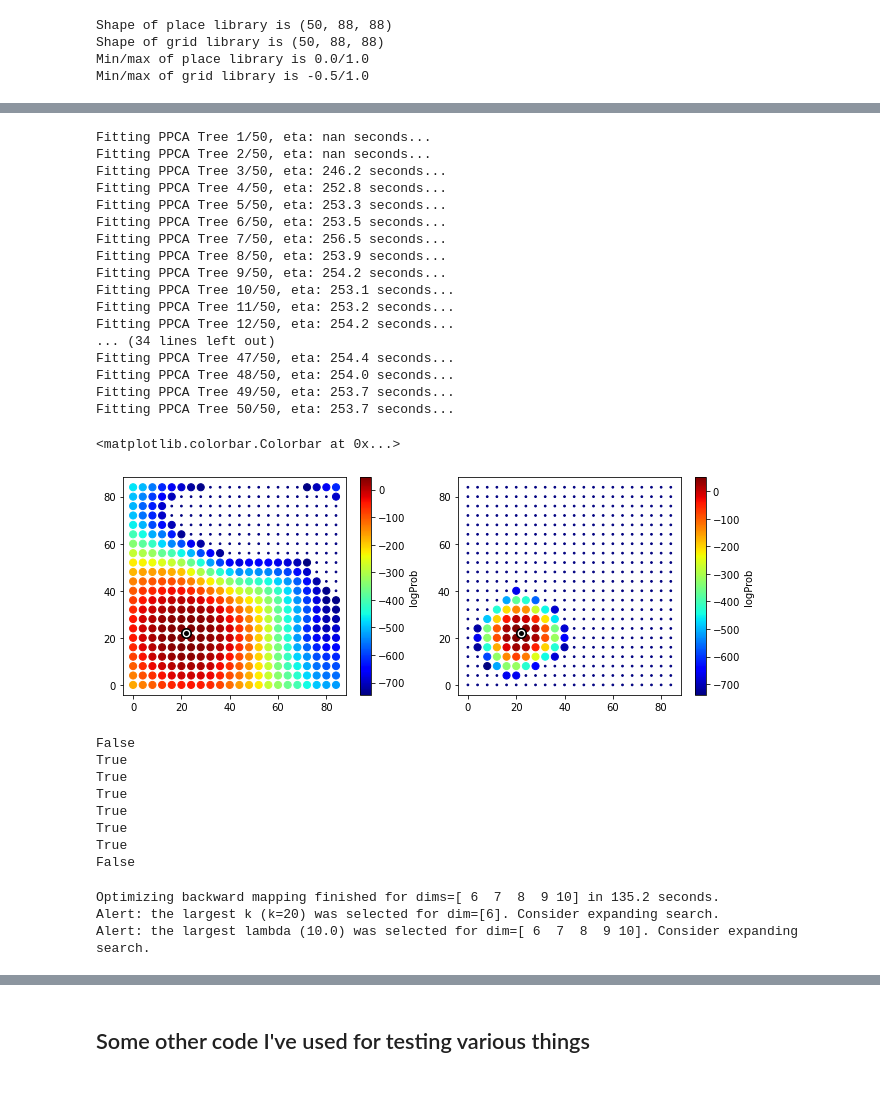
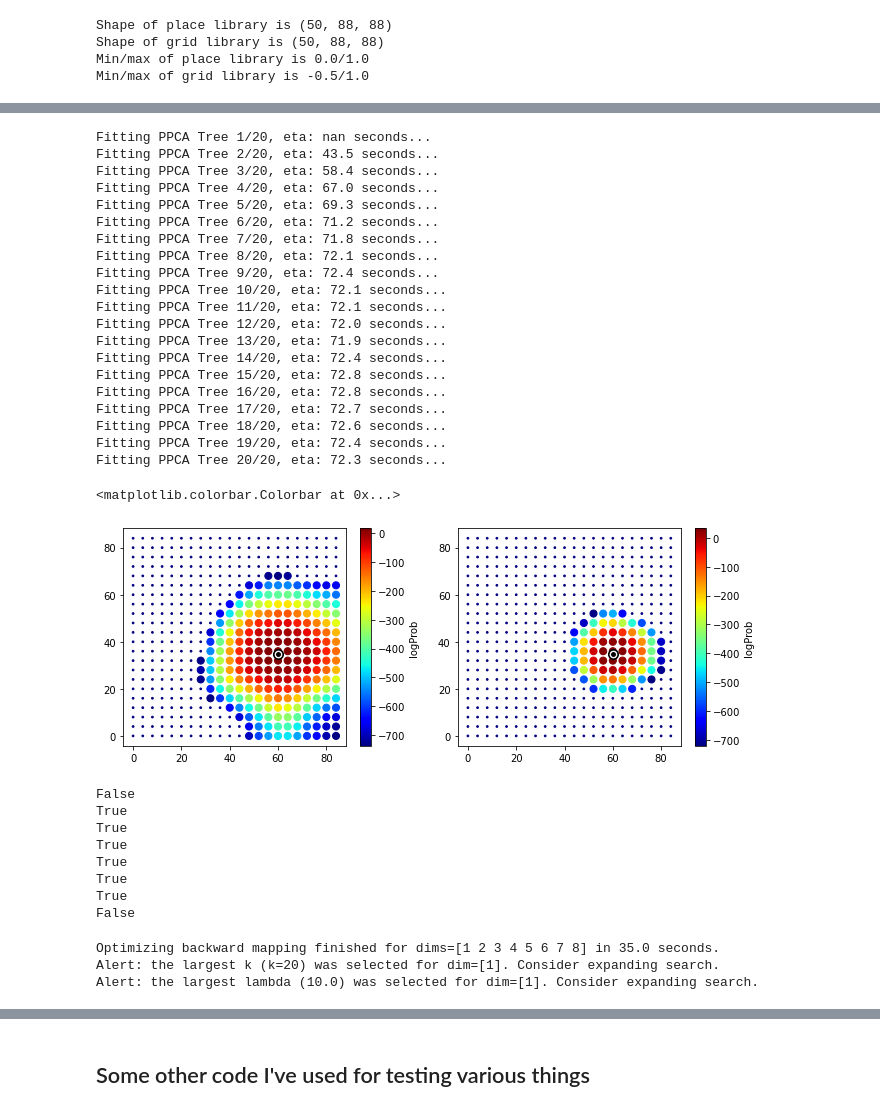
Before and after one commit to landoskape/mindAlgorithm, a Jupyter notebook: mindSimulations.ipynb, the cells around one changed output, grey strips where cells are left out. Saved outputs shown, nothing was run; the diff lists cells and outputs as text; code cells hidden in the pictures.

```diff
--- a/mindSimulations.ipynb
+++ b/mindSimulations.ipynb
@@ -84,8 +84,8 @@ for n in range(numExamplesEach):
 # %%
 # Generate a trajectory in the environment
 Env = simData.Environment({"scale":boxLength/100}) # (RatInABox uses meters)
-Ag = simData.Agent(Env,{"dt":0.1,"speed_mean":0.12})
-for i in range(50000): # Use standard number of datapoints, independent of time step
+Ag = simData.Agent(Env,{"dt":0.1,"speed_mean":0.08})
+for i in range(80000): # Use standard number of datapoints, independent of time step
     Ag.update();
 
 # Get trajectory variables
@@ -99,9 +103,11 @@ gridActivitySignal = gridLibrary[:,posidx[:,0],posidx[:,1]].T
 hippoActivitySignal = np.concatenate((placeActivitySignal,gridActivitySignal),axis=1)
 
 # Add Noise
-gNoiseAmp = 1/10
-placeActivity = placeActivitySignal + np.random.normal(0,gNoiseAmp,placeActivitySignal.shape)
-hippoActivity = hippoActivitySignal + np.random.normal(0,gNoiseAmp,hippoActivitySignal.shape)
+gNoiseAmp = 1/5
+gNoisePlace = gNoiseAmp * np.std(placeActivitySignal,axis=0)
+gNoiseHippo = gNoiseAmp * np.std(hippoActivitySignal,axis=0)
+placeActivity = placeActivitySignal + np.random.normal(0,gNoisePlace,placeActivitySignal.shape)
+hippoActivity = hippoActivitySignal + np.random.normal(0,gNoiseHippo,hippoActivitySignal.shape)
 # %%
 # Plot Trajectory and plot examples of place cell and grid cell activity overlaid on trajectory
 numExamplesEach = 2
@@ -120,6 +126,6 @@ for n in range(numExamplesEach):
 # %%
-opts = {'numScafPoints':800,'nLeaf':40}
-numTrees = 50
+opts = {'numScafPoints':800,'nLeaf':100}
+numTrees = 20
 
 placeMind = mind.mindModel(opts)
 placeMind.addData(placeActivity)
@@ -147,6 +156,6 @@ Fitting PPCA Tree 50/50, eta: 221.6 seconds...
 # %%
-opts = {'numScafPoints':800,'nLeaf':40}
-numTrees = 50
+opts = {'numScafPoints':800,'nLeaf':100}
+numTrees = 20
 
 hippoMind = mind.mindModel(opts)
 hippoMind.addData(hippoActivity)
@@ -154,23 +163,26 @@ hippoMind.constructForest(numTrees,simpleUpdates=True)
 hippoMind.summarizeForest()
 hippoMind.constructScaffold()
 # %% [output]
-Fitting PPCA Tree 1/50, eta: nan seconds...
-Fitting PPCA Tree 2/50, eta: nan seconds...
-Fitting PPCA Tree 3/50, eta: 246.2 seconds...
-Fitting PPCA Tree 4/50, eta: 252.8 seconds...
-Fitting PPCA Tree 5/50, eta: 253.3 seconds...
-Fitting PPCA Tree 6/50, eta: 253.5 seconds...
-Fitting PPCA Tree 7/50, eta: 256.5 seconds...
-Fitting PPCA Tree 8/50, eta: 253.9 seconds...
-Fitting PPCA Tree 9/50, eta: 254.2 seconds...
-Fitting PPCA Tree 10/50, eta: 253.1 seconds...
-Fitting PPCA Tree 11/50, eta: 253.2 seconds...
-Fitting PPCA Tree 12/50, eta: 254.2 seconds...
-... (34 lines left out)
-Fitting PPCA Tree 47/50, eta: 254.4 seconds...
-Fitting PPCA Tree 48/50, eta: 254.0 seconds...
-Fitting PPCA Tree 49/50, eta: 253.7 seconds...
-Fitting PPCA Tree 50/50, eta: 253.7 seconds...
+Fitting PPCA Tree 1/20, eta: nan seconds...
+Fitting PPCA Tree 2/20, eta: 43.5 seconds...
+Fitting PPCA Tree 3/20, eta: 58.4 seconds...
+Fitting PPCA Tree 4/20, eta: 67.0 seconds...
+Fitting PPCA Tree 5/20, eta: 69.3 seconds...
+Fitting PPCA Tree 6/20, eta: 71.2 seconds...
+Fitting PPCA Tree 7/20, eta: 71.8 seconds...
+Fitting PPCA Tree 8/20, eta: 72.1 seconds...
+Fitting PPCA Tree 9/20, eta: 72.4 seconds...
+Fitting PPCA Tree 10/20, eta: 72.1 seconds...
+Fitting PPCA Tree 11/20, eta: 72.1 seconds...
+Fitting PPCA Tree 12/20, eta: 72.0 seconds...
+Fitting PPCA Tree 13/20, eta: 71.9 seconds...
+Fitting PPCA Tree 14/20, eta: 72.4 seconds...
+Fitting PPCA Tree 15/20, eta: 72.8 seconds...
+Fitting PPCA Tree 16/20, eta: 72.8 seconds...
+Fitting PPCA Tree 17/20, eta: 72.7 seconds...
+Fitting PPCA Tree 18/20, eta: 72.6 seconds...
+Fitting PPCA Tree 19/20, eta: 72.4 seconds...
+Fitting PPCA Tree 20/20, eta: 72.3 seconds...
 # %%
 # Compute probability of transitions from one point to all other possible points
 xp4,yp4 = simData.getBoxCoord(boxLength,4)
@@ -179,37 +191,37 @@ ypv = yp4.reshape(-1)
 placeMesh = (placeLibrary[:,xpv,ypv].T - placeMind.drPPCA.u) @ placeMind.drPPCA.v
 hippoMesh = (np.concatenate((placeLibrary[:,xpv,ypv].T,gridLibrary[:,xpv,ypv].T),axis=1) - hippoMind.drPPCA.u) @ hippoMind.drPPCA.v
 
-xC,yC = 22,22
+xC,yC = 60,35
 placeCenter = (placeLibrary[:,xC,yC].T - placeMind.drPPCA.u) @ placeMind.drPPCA.v
 hippoCenter = (np.concatenate((placeLibrary[:,xC,yC].reshape(1,-1),gridLibrary[:,xC,yC].reshape(1,-1)),axis=1) - hippoMind.drPPCA.u) @ hippoMind.drPPCA.v
 
 placeMeshProb = placeMind.smartForestLikelihood(np.repeat(placeCenter.reshape(1,-1),placeMesh.shape[0],axis=0), placeMesh)
 hippoMeshProb = hippoMind.smartForestLikelihood(np.repeat(hippoCenter.reshape(1,-1),hippoMesh.shape[0],axis=0), hippoMesh)
 
 fig,ax = plt.subplots(1,2,figsize=(11,4))
 
 placeNonzero = np.where(placeMeshProb != 0)[0]
 placeZero = np.where(placeMeshProb == 0)[0]
 cLimits = (np.min(np.log(placeMeshProb[placeNonzero])), np.max(np.log(placeMeshProb[placeNonzero])))
 xx = ax[0].scatter(xpv[placeNonzero],ypv[placeNonzero],s=50,c=np.log(placeMeshProb[placeNonzero]),vmin=cLimits[0],vmax=cLimits[1])
 ax[0].scatter(xpv[placeZero],ypv[placeZero],s=3,c=cLimits[0]*np.ones_like(xpv[placeZero]),vmin=cLimits[0],vmax=cLimits[1])
 ax[0].scatter(xC,yC,s=100,c='k')
 ax[0].scatter(xC,yC,s=45,c='w')
 ax[0].scatter(xC,yC,s=15,c='k')
 plt.colorbar(xx,ax=ax[0],label='logProb')
 
 hippoNonzero = np.where(hippoMeshProb != 0)[0]
 hippoZero = np.where(hippoMeshProb == 0)[0]
 cLimits = (np.min(np.log(hippoMeshProb[hippoNonzero])), np.max(np.log(hippoMeshProb[hippoNonzero])))
 xx = ax[1].scatter(xpv[hippoNonzero],ypv[hippoNonzero],s=50,c=np.log(hippoMeshProb[hippoNonzero]),vmin=cLimits[0],vmax=cLimits[1])
 ax[1].scatter(xpv[hippoZero],ypv[hippoZero],s=3,c=cLimits[0]*np.ones_like(xpv[hippoZero]),vmin=cLimits[0],vmax=cLimits[1])
 ax[1].scatter(xC,yC,s=100,c='k')
 ax[1].scatter(xC,yC,s=45,c='w')
 ax[1].scatter(xC,yC,s=15,c='k')
 plt.colorbar(xx,ax=ax[1],label='logProb')
 # %% [output]
 <matplotlib.colorbar.Colorbar at 0x...>
-[figure, old version]
+[figure, new version]
 # %%
 # Some print check statements for mapping scaffold transition probabilies to distance
 xMind = hippoMind
@@ -232,14 +244,14 @@ True
 False
 # %%
 # Optimize Forward and Backward Mapping
-dimRec = np.arange(6,11)
-placeMind.optimizeForwardMapping(dimRec, numIterations=5, frac2test=0.1, kOptions=None, lamOptions=None)
-placeMind.optimizeBackwardMapping(dimRec, numIterations=5, frac2test=0.1, kOptions=None, lamOptions=None)
-hippoMind.optimizeForwardMapping(dimRec, numIterations=5, frac2test=0.1, kOptions=None, lamOptions=None)
-hippoMind.optimizeBackwardMapping(dimRec, numIterations=5, frac2test=0.1, kOptions=None, lamOptions=None)
+dimRec = np.arange(1,9)
+placeMind.optimizeForwardMapping(dimRec, numIterations=3, frac2test=0.1, kOptions=None, lamOptions=None)
+placeMind.optimizeBackwardMapping(dimRec, numIterations=3, frac2test=0.1, kOptions=None, lamOptions=None)
+hippoMind.optimizeForwardMapping(dimRec, numIterations=3, frac2test=0.1, kOptions=None, lamOptions=None)
+hippoMind.optimizeBackwardMapping(dimRec, numIterations=3, frac2test=0.1, kOptions=None, lamOptions=None)
 # %% [output]
-Optimizing backward mapping finished for dims=[ 6  7  8  9 10] in 135.2 seconds.
-Alert: the largest k (k=20) was selected for dim=[6]. Consider expanding search.
-Alert: the largest lambda (10.0) was selected for dim=[ 6  7  8  9 10]. Consider expanding search.
+Optimizing backward mapping finished for dims=[1 2 3 4 5 6 7 8] in 35.0 seconds.
+Alert: the largest k (k=20) was selected for dim=[1]. Consider expanding search.
+Alert: the largest lambda (10.0) was selected for dim=[1]. Consider expanding search.
 # %%
 # Now run data through mds and reconstructions with different dimensionalities
```
Also changed, not shown: parts of 8 cells of this notebook, 1 other file.
